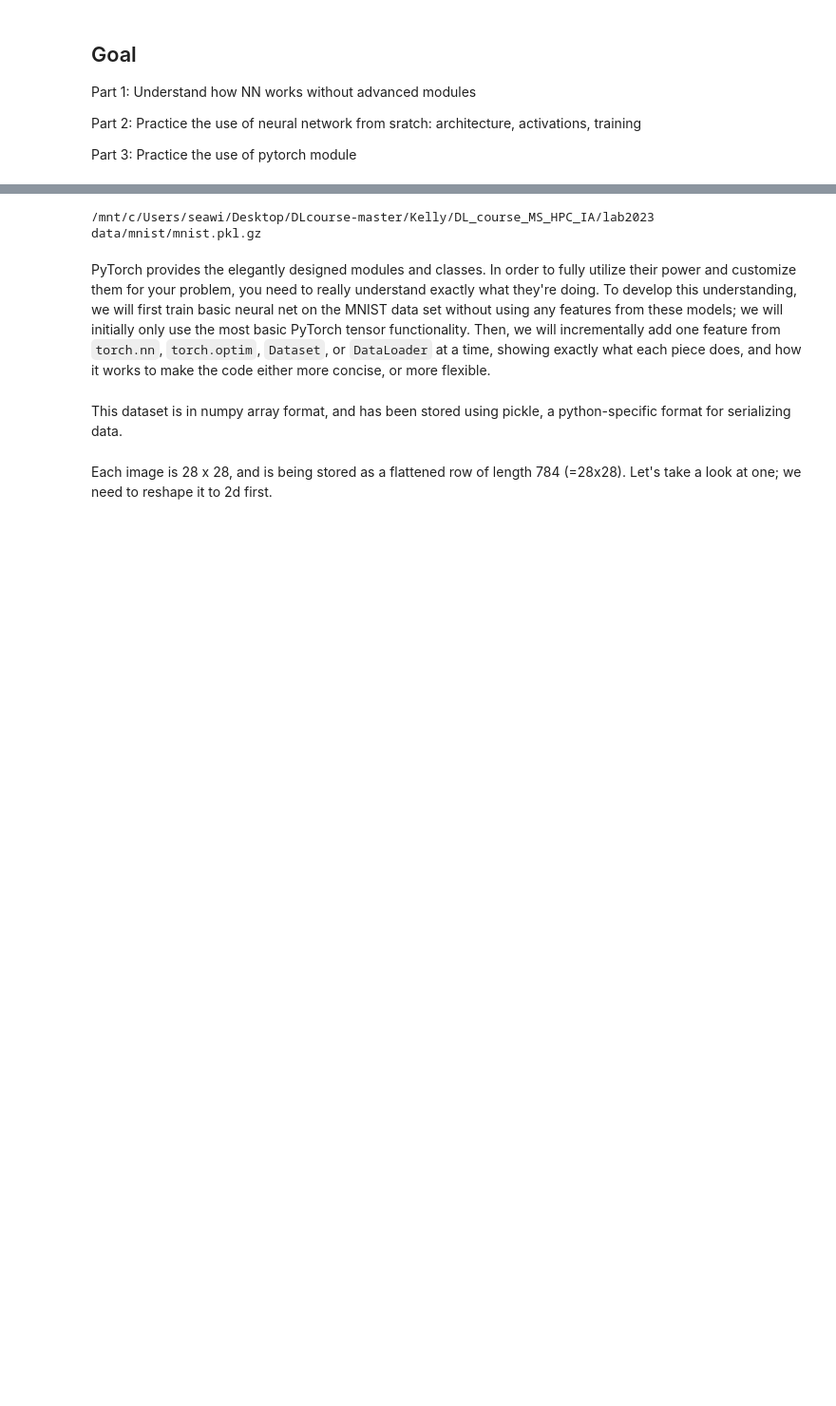
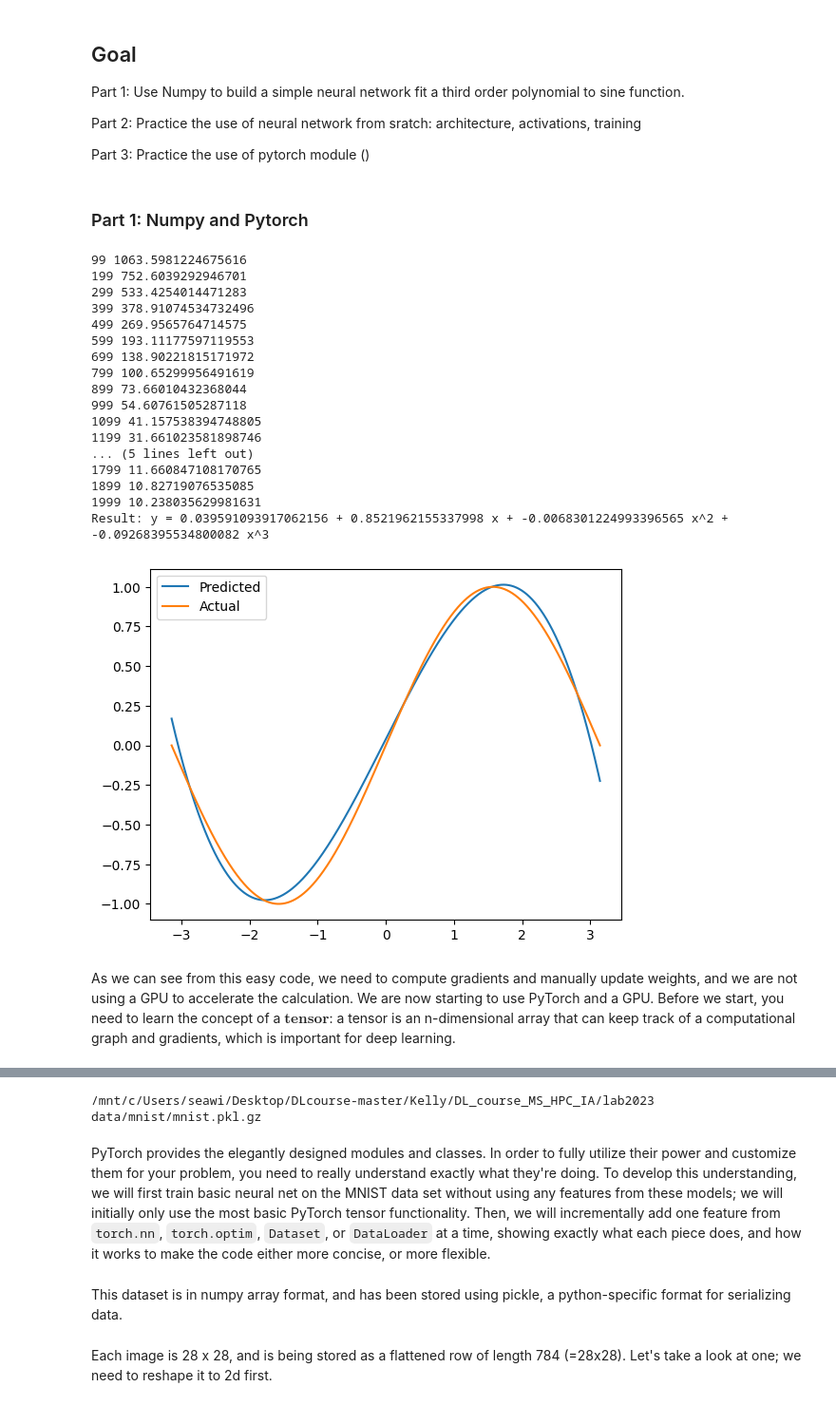
Before and after one commit to HsiuWen/MinesParisTech-ES-course, a Jupyter notebook: TPs/Lab1_NN.ipynb, the cells around one changed output, grey strips where cells are left out. Shown at 95% size. Drawn from its saved outputs; the diff is of its cells as text; code cells hidden in the pictures; blank space fills up the shorter version.

```diff
--- a/TPs/Lab1_NN.ipynb
+++ b/TPs/Lab1_NN.ipynb
@@ -4,7 +8,78 @@ This notebook has been prepared by Hsiu-Wen (Kelly) Chang from MINES ParisTech f
 # %% [markdown]
 ## Goal
-Part 1: Understand how NN works without advanced modules
+Part 1: Use Numpy to build a simple neural network fit a third order polynomial to sine function.
 
 Part 2: Practice the use of neural network from sratch: architecture, activations, training
 
-Part 3: Practice the use of pytorch module
+Part 3: Practice the use of pytorch module ()
+# %% [markdown]
+### Part 1: Numpy and Pytorch
+# %%
+import numpy as np
+import math
+import matplotlib.pyplot as plt
+
+# Create random input and output data
+x = np.linspace(-math.pi, math.pi, 2000)
+y = np.sin(x)
+
+# Randomly initialize weights
+a = np.random.randn()
+b = np.random.randn()
+c = np.random.randn()
+d = np.random.randn()
+
+# Hyperparameters
+learning_rate = 1e-6
+epochs = 2000
+for t in range(epochs):
+    # Forward pass: compute predicted y
+    # y = a + b x + c x^2 + d x^3``
+    y_pred = a + b * x + c * x ** 2 + d * x ** 3
+
+    # Compute and print loss
+    loss = np.square(y_pred - y).sum()
+    if t % 100 == 99:
+        print(t, loss)
+
+    # Backprop to compute gradients of a, b, c, d with respect to loss
+    grad_y_pred = 2.0 * (y_pred - y)
+    grad_a = grad_y_pred.sum()
+    grad_b = (grad_y_pred * x).sum()
+    grad_c = (grad_y_pred * x ** 2).sum()
+    grad_d = (grad_y_pred * x ** 3).sum()
+
+    # Update weights
+    a -= learning_rate * grad_a
+    b -= learning_rate * grad_b
+    c -= learning_rate * grad_c
+    d -= learning_rate * grad_d
+
+# Print final result
+y_pred = a + b * x + c * x ** 2 + d * x ** 3
+print(f'Result: y = {a} + {b} x + {c} x^2 + {d} x^3')
+plt.plot(x, y_pred, label='Predicted')
+plt.plot(x, y, label='Actual')
+plt.legend()
+plt.show()
+# %% [output]
+99 1063.5981224675616
+199 752.6039292946701
+299 533.4254014471283
+399 378.91074534732496
+499 269.9565764714575
+599 193.11177597119553
+699 138.90221815171972
+799 100.65299956491619
+899 73.66010432368044
+999 54.60761505287118
+1099 41.157538394748805
+1199 31.661023581898746
+... (5 lines left out)
+1799 11.660847108170765
+1899 10.82719076535085
+1999 10.238035629981631
+Result: y = 0.039591093917062156 + 0.8521962155337998 x + -0.0068301224993396565 x^2 + -0.09268395534800082 x^3
+[figure, added]
+# %% [markdown]
+As we can see from this easy code, we need to compute gradients and manually update weights, and we are not using a GPU to accelerate the calculation. We are now starting to use PyTorch and a GPU. Before we start, you need to learn the concept of a $\textbf{tensor}$: a tensor is an n-dimensional array that can keep track of a computational graph and gradients, which is important for deep learning.
```
Also changed, not shown: parts of 3 cells of this notebook.
